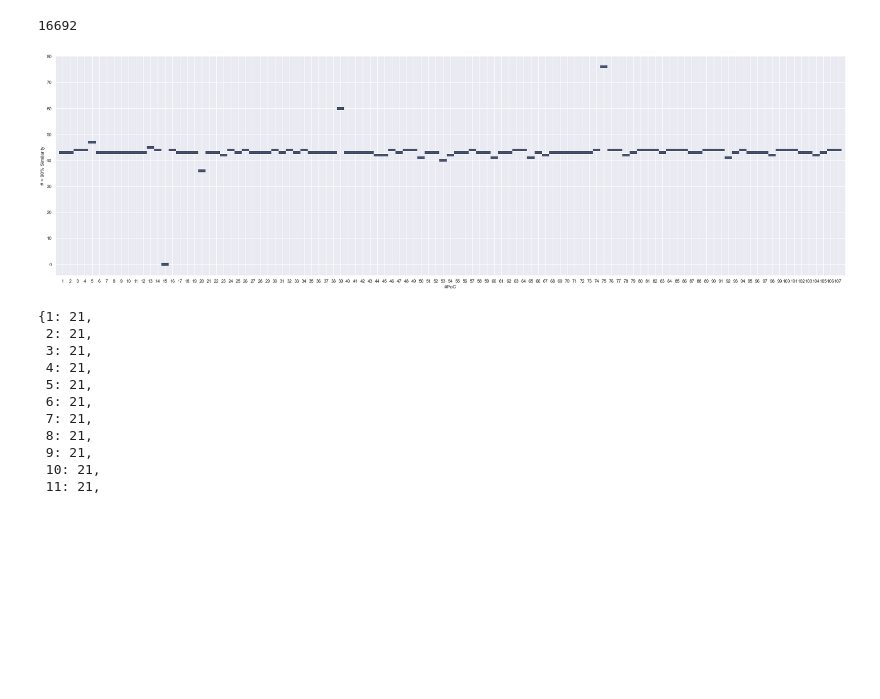
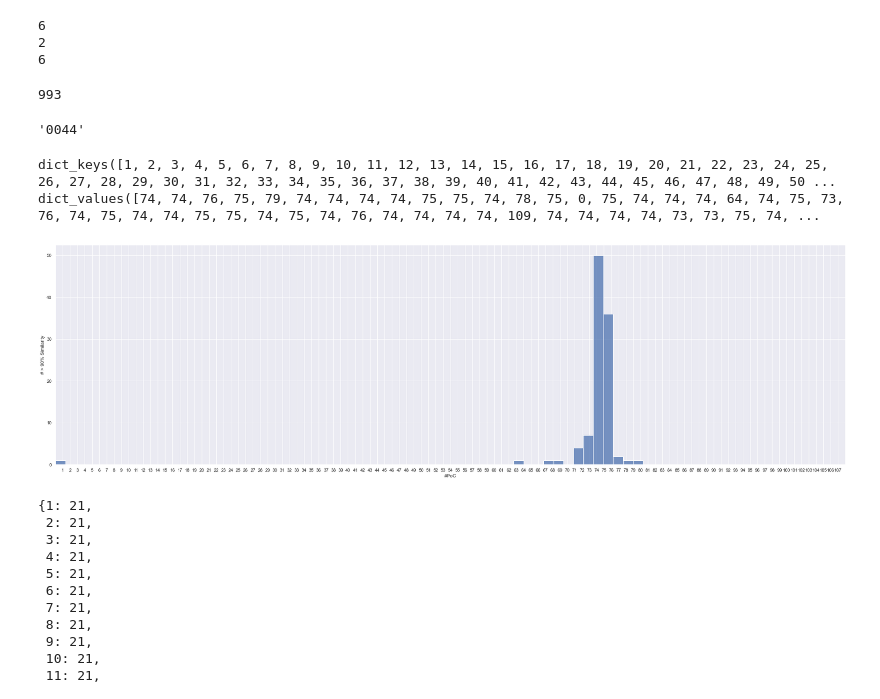
Before and after one commit to mattiapocci/poc_detection, a Jupyter notebook: result_analysis/plotting.ipynb, the cells around one changed output. Saved outputs shown, nothing was run; the diff lists cells and outputs as text; code cells hidden in the pictures; blank space fills up the shorter version.

```diff
--- a/result_analysis/plotting.ipynb
+++ b/result_analysis/plotting.ipynb
@@ -132,7 +132,7 @@ import matplotlib.pyplot as plt
 
 # Load similarities
 import torch
-similarities = torch.load('../datasets/embeddings/similarity_result.pt')
+similarities = torch.load('../datasets/embeddings/final_similarity_result.pt')
 
 # Create mapping for x-axis labels
 mapping = {}
@@ -149,7 +149,7 @@ def get_poc(n):
 
 seaborn.set(rc={'figure.figsize':(35,10)})
 plt.ylim(0,1)
-plt.xlim(0, 108)
+plt.xlim(0, 106)
 count = 0
 acc = {}
 for key in similarities.keys():
@@ -184,0 +242,30 @@ plt.show()
+# %%
+import torch
+
+similarities = torch.load('../datasets/embeddings/000_250.pt')
+print(len(list(similarities.keys())))
+similarities = torch.load('../datasets/embeddings/251_500.pt')
+print(len(list(similarities.keys())))
+# similarities = torch.load('../datasets/embeddings/501_750_all_exes.pt')
+# print(len(list(similarities.keys())))
+similarities = torch.load('../datasets/embeddings/751_993.pt')
+print(len(list(similarities.keys())))
+# %% [output]
+6
+2
+6
+# %%
+import torch
+results = torch.load('../datasets/embeddings/final_similarity_result.pt')
+# %%
+from copy import deepcopy
+new_results = deepcopy(results)
+# %%
+for hash in results.keys():
+    for poc in results[hash]:
+        if 'pl' in poc:
+            del new_results[hash][poc]
+# %%
+len(list(results.keys()))
+# %% [output]
+993
@@ -185,3 +274,16 @@ plt.show()
+# %%
+300
+100
+99
+99
+99
+99
+71
+63
+
+'2242'
+# %% [output]
+'0044'
 # %%
 import seaborn
 import pandas
@@ -205,41 +307,44 @@ for key in similarities.keys():
 def get_poc(n):
     return list(mapping.keys())[n-1]
 
-# seaborn.set(rc={'figure.figsize':(35,10)})
-# plt.ylim(0,1)
+seaborn.set(rc={'figure.figsize':(35,10)})
+#plt.ylim(0,1)
 plt.xlim(0, 108)
 acc = {}
 threshold = 0.8
 for key in similarities.keys():
     pocs = []
     values = []
     for poc in similarities[key]:
         pocs.append(mapping[poc])
         try:
             a = acc[mapping[poc]]
         except:
             acc[mapping[poc]] = 0
         try:
             if similarities[key][poc].item() > threshold:
                 acc[mapping[poc]] += 1
         except:
             if similarities[key][poc] > threshold:
                 acc[mapping[poc]] += 1
 
 means = []
 for key in acc.keys():
     means.append(acc[key])
-
-res = seaborn.histplot(data=acc, bins = 107, x = list(acc.keys()), y = list(acc.values()), kde=True, discrete=True)
+#res = seaborn.distplot(acc, bins = 107, x = list(acc.keys()), y = list(acc.values()), kde=True, discrete=True)
+print(acc.keys())
+print(acc.values())
+res = seaborn.histplot(list(acc.values()), bins = 105)
 res.set(xticks= pocs)
 plt.xlabel('#PoC')
 plt.ylabel('# > 90% Similarity')
 #plt.xticks(rotation=45)
-print(count)
+#print(count)
 plt.show()
 # %% [output]
-16692
+dict_keys([1, 2, 3, 4, 5, 6, 7, 8, 9, 10, 11, 12, 13, 14, 15, 16, 17, 18, 19, 20, 21, 22, 23, 24, 25, 26, 27, 28, 29, 30, 31, 32, 33, 34, 35, 36, 37, 38, 39, 40, 41, 42, 43, 44, 45, 46, 47, 48, 49, 50 ...
+dict_values([74, 74, 76, 75, 79, 74, 74, 74, 74, 75, 75, 74, 78, 75, 0, 75, 74, 74, 74, 64, 74, 75, 73, 76, 74, 75, 74, 74, 75, 75, 74, 75, 74, 76, 74, 74, 74, 74, 109, 74, 74, 74, 74, 73, 73, 75, 74, ...
-[figure, old version]
+[figure, new version]
 # %%
 acc
 # %% [output]
```
Also changed, not shown: parts of 12 cells of this notebook, 4 other files.
